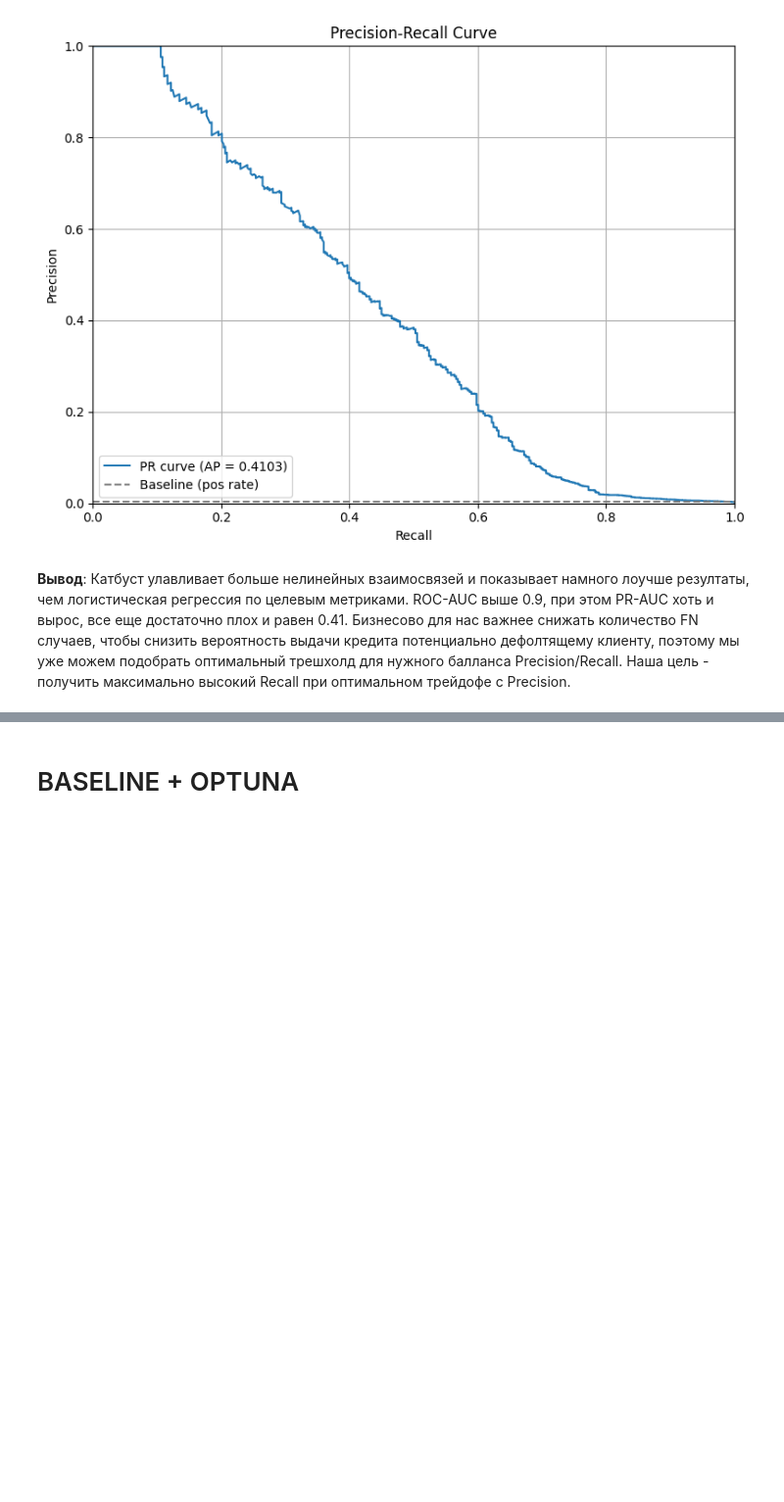
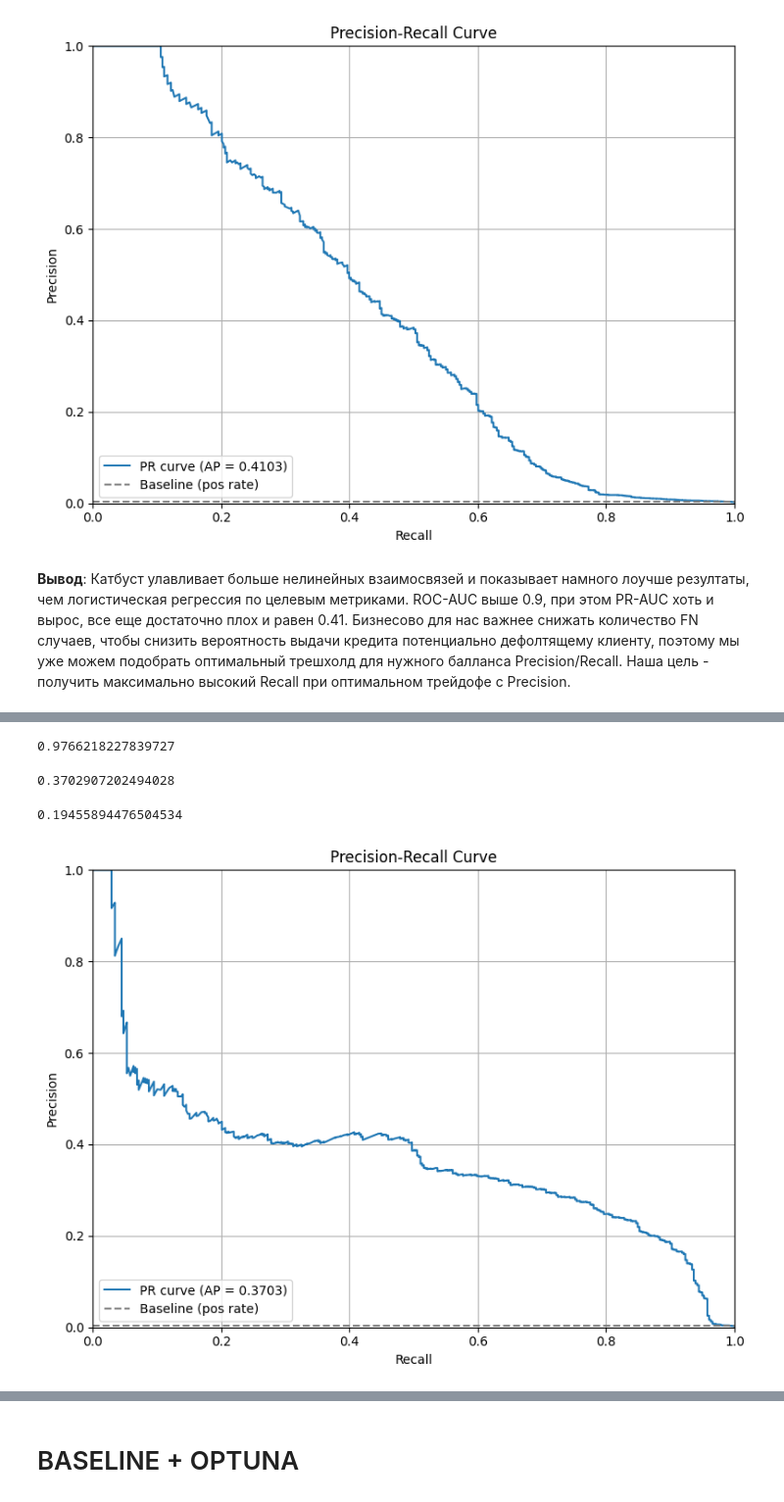
Before and after one commit to MazzDi/KC.ML-Engeneering.Final-Project, a Jupyter notebook: mvp.ipynb, the cells around one changed output, grey strips where cells are left out. Shown at 98% size. Saved outputs shown, nothing was run; the diff lists cells and outputs as text; code cells hidden in the pictures; blank space fills up the shorter version.

```diff
--- a/mvp.ipynb
+++ b/mvp.ipynb
@@ -587,0 +609,5 @@ plt.show()
+# %%
+X = df_total.drop(['TARGET', 'ID'], axis=1)
+y = df_total['TARGET']
+X_train, X_val_test, y_train, y_val_test = train_test_split(X, y, test_size=0.4, random_state=42)
+X_val, X_test, y_val, y_test = train_test_split(X_val_test, y_val_test, test_size=0.5, random_state=42)
@@ -587,0 +616,7 @@ plt.show()
+# %%
+balanced_catboost_model = CatBoostClassifier(
+    custom_metric=['AUC', 'F1', 'Recall', 'Precision', 'PRAUC'],
+    task_type='GPU', cat_features=categorical_features + ['AGE_GROUP'],
+    auto_class_weights='Balanced'
+    )
+balanced_catboost_model.fit(X_train, y_train, plot=True, verbose=False)
@@ -587,0 +629,32 @@ plt.show()
+# %%
+roc_auc_score(y_test, balanced_catboost_model.predict_proba(X_test)[:, 1])
+# %% [output]
+0.9766218227839727
+# %%
+average_precision_score(y_test, balanced_catboost_model.predict_proba(X_test)[:, 1])
+# %% [output]
+0.3702907202494028
+# %%
+f1_score(y_test, balanced_catboost_model.predict(X_test))
+# %% [output]
+0.19455894476504534
+# %%
+# Precision-Recall curve visualization
+probas = balanced_catboost_model.predict_proba(X_test)[:, 1]
+precision, recall, _ = precision_recall_curve(y_test, probas)
+ap_score = average_precision_score(y_test, probas)
+
+plt.figure(figsize=(8, 6))
+plt.plot(recall, precision, label=f'PR curve (AP = {ap_score:.4f})')
+plt.hlines(y=y_test.mean(), xmin=0, xmax=1, colors='gray', linestyles='--', label='Baseline (pos rate)')
+plt.xlabel('Recall')
+plt.ylabel('Precision')
+plt.title('Precision-Recall Curve')
+plt.xlim(0, 1)
+plt.ylim(0, 1)
+plt.grid(True)
+plt.legend(loc='lower left')
+plt.tight_layout()
+plt.show()
+# %% [output]
+[figure, added]
```
Also changed, not shown: parts of 60 cells of this notebook, 2 other files.
